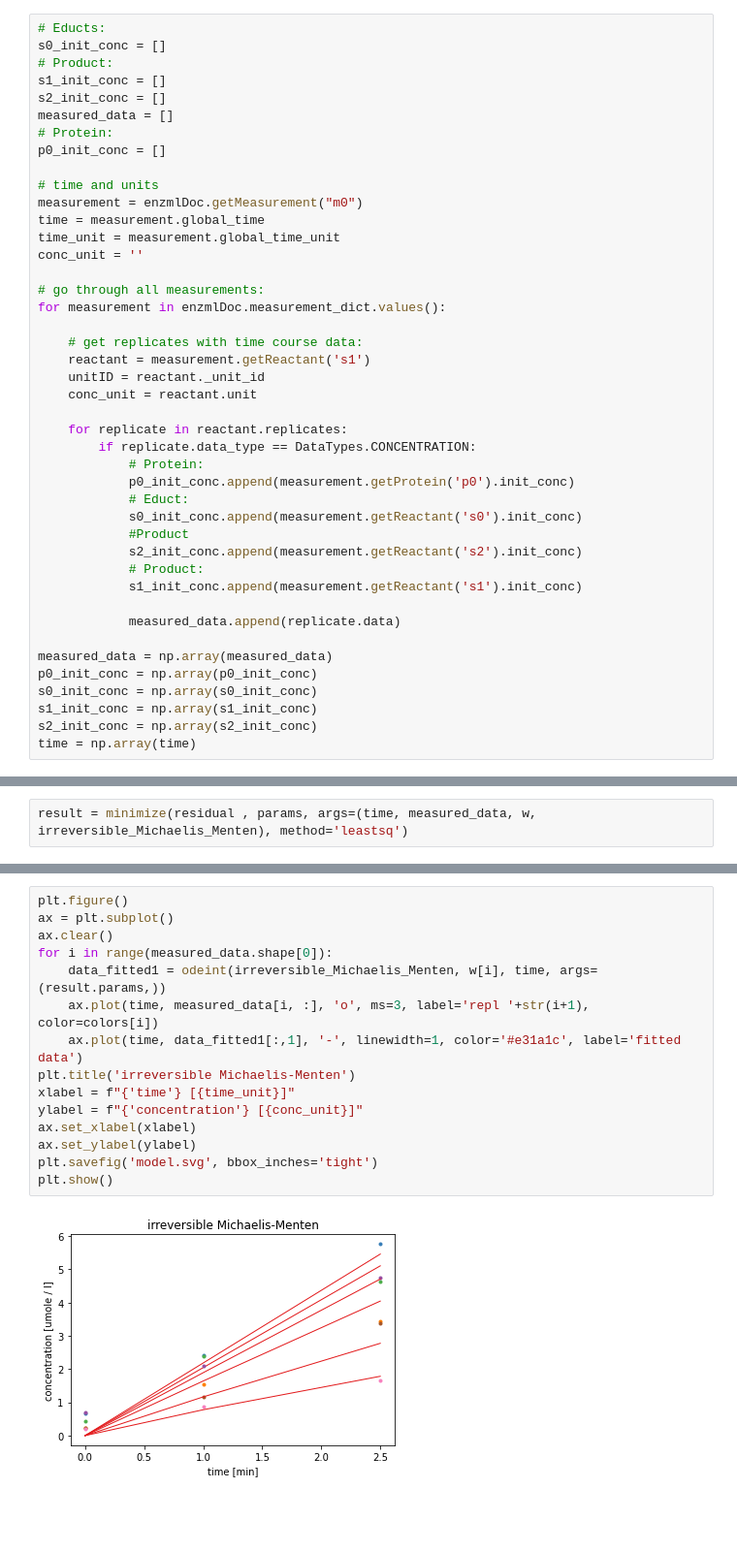
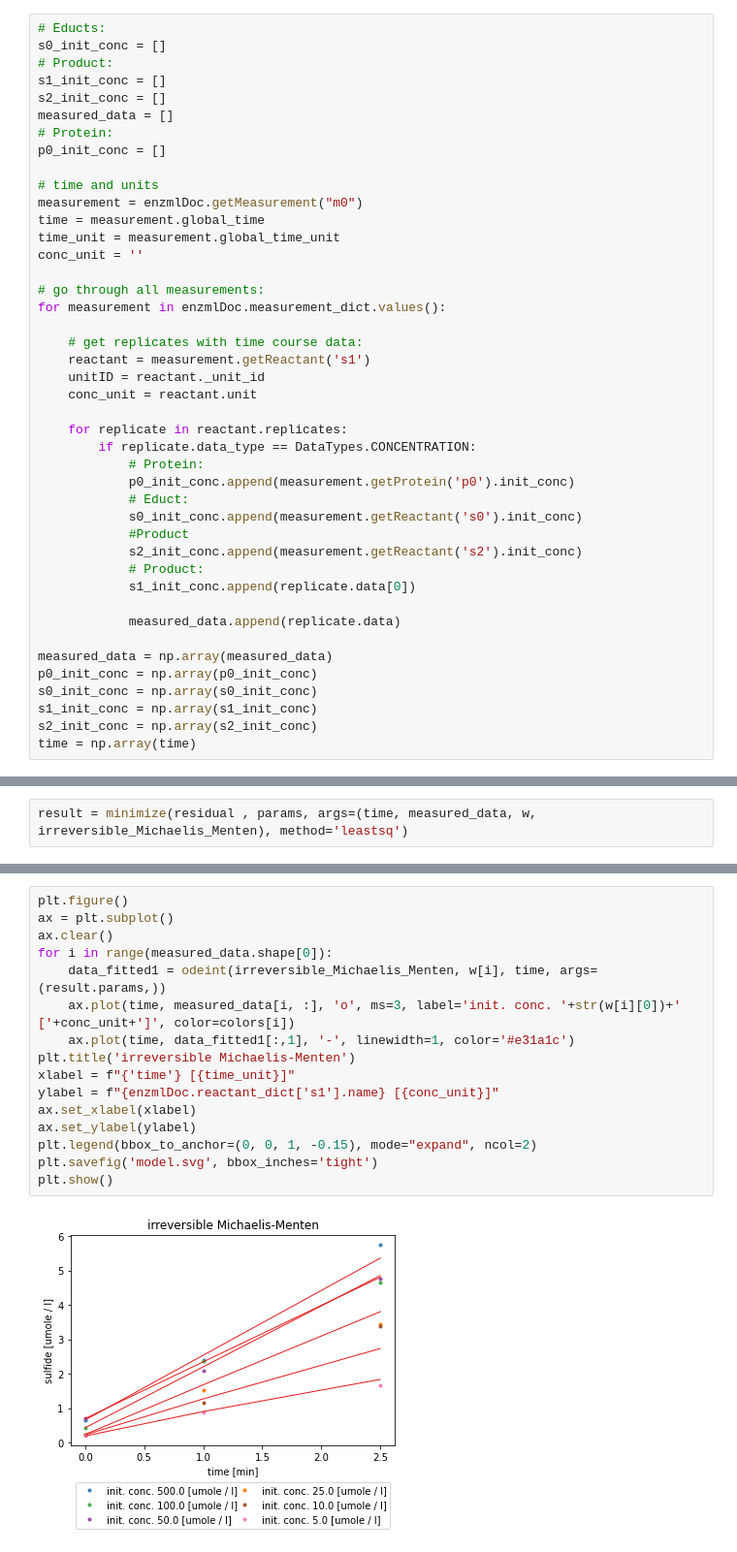
Before and after one commit to EnzymeML/Lauterbach_2022, a Jupyter notebook: Scenario1/AnalysingInitialRateDataUsingMichaelisMentenKineticsJupyterNotebook.ipynb, the cells around one changed output, grey strips where cells are left out. Shown at 97% size. Cells and saved outputs as stored; diff of their text form; blank space fills up the shorter version.

Commit message:
update figure

```diff
--- a/Scenario1/AnalysingInitialRateDataUsingMichaelisMentenKineticsJupyterNotebook.ipynb
+++ b/Scenario1/AnalysingInitialRateDataUsingMichaelisMentenKineticsJupyterNotebook.ipynb
@@ -101,7 +101,7 @@ for measurement in enzmlDoc.measurement_dict.values():
             #Product
             s2_init_conc.append(measurement.getReactant('s2').init_conc)
             # Product:
-            s1_init_conc.append(measurement.getReactant('s1').init_conc)
+            s1_init_conc.append(replicate.data[0])
 
             measured_data.append(replicate.data)
 
@@ -225,17 +225,18 @@ report_fit(result)
 # %%
 plt.figure()
 ax = plt.subplot()
 ax.clear()
 for i in range(measured_data.shape[0]):
     data_fitted1 = odeint(irreversible_Michaelis_Menten, w[i], time, args=(result.params,))
-    ax.plot(time, measured_data[i, :], 'o', ms=3, label='repl '+str(i+1), color=colors[i])
-    ax.plot(time, data_fitted1[:,1], '-', linewidth=1, color='#e31a1c', label='fitted data')
+    ax.plot(time, measured_data[i, :], 'o', ms=3, label='init. conc. '+str(w[i][0])+' ['+conc_unit+']', color=colors[i])
+    ax.plot(time, data_fitted1[:,1], '-', linewidth=1, color='#e31a1c')
 plt.title('irreversible Michaelis-Menten')
 xlabel = f"{'time'} [{time_unit}]"
-ylabel = f"{'concentration'} [{conc_unit}]"
+ylabel = f"{enzmlDoc.reactant_dict['s1'].name} [{conc_unit}]"
 ax.set_xlabel(xlabel)
 ax.set_ylabel(ylabel)
+plt.legend(bbox_to_anchor=(0, 0, 1, -0.15), mode="expand", ncol=2)
 plt.savefig('model.svg', bbox_inches='tight')
 plt.show()
 # %% [output]
-[figure, old version]
+[figure, new version]
```
Also changed, not shown: parts of 3 cells of this notebook, 1 other file.
